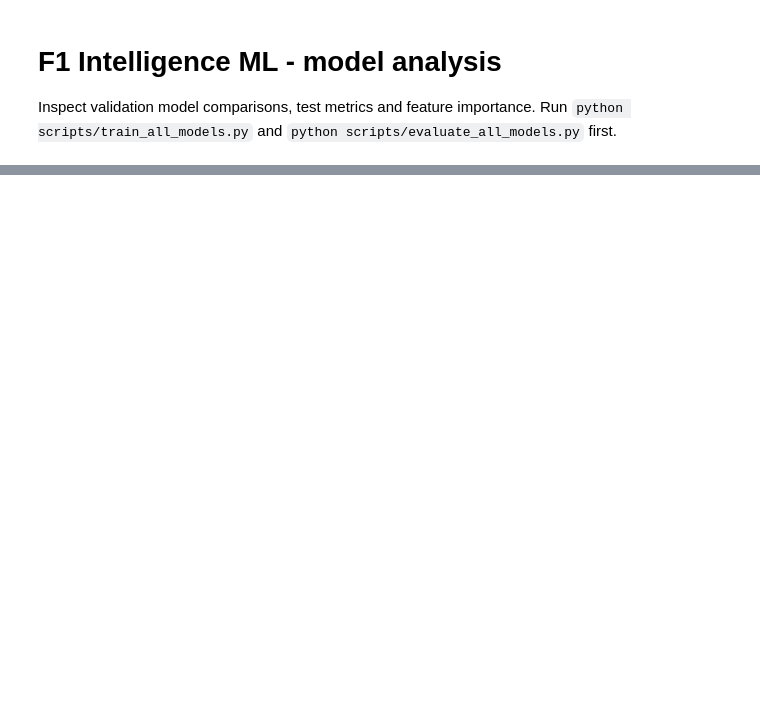
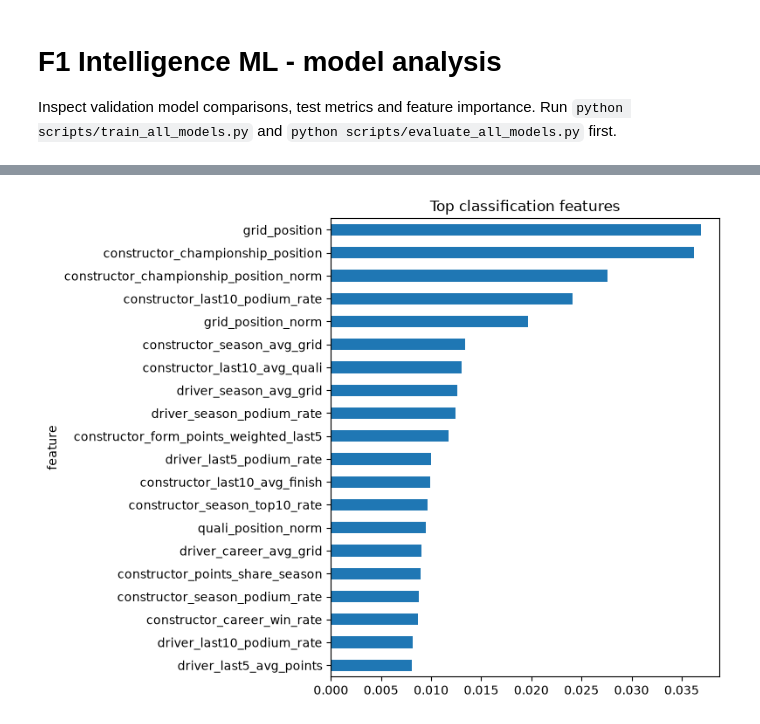
Before and after one commit to haifaallaagui/f1-intelligence-ml, a Jupyter notebook: notebooks/model_comparison.ipynb, the cells around one changed output, grey strips where cells are left out. Saved outputs shown, nothing was run; the diff lists cells and outputs as text; code cells hidden in the pictures; blank space fills up the shorter version.

```diff
--- a/notebooks/model_comparison.ipynb
+++ b/notebooks/model_comparison.ipynb
@@ -32,7 +66,12 @@ pd.DataFrame(rows).sort_values('score', ascending=False)
 # %%
 importance = pd.read_csv(config.TASK_DIRECTORIES['classification'] / 'after_qualifying' / 'feature_importance.csv')
-importance.head(20).set_index('feature')['importance'].plot(kind='barh', figsize=(8, 6))
-plt.gca().invert_yaxis()
-plt.title('Top classification features')
-plt.tight_layout()
-plt.show()
+if importance.empty:
+    print('No feature importance available for this model.')
+else:
+    importance.head(20).set_index('feature')['importance'].plot(kind='barh', figsize=(8, 6))
+    plt.gca().invert_yaxis()
+    plt.title('Top classification features')
+    plt.tight_layout()
+    plt.show()
+# %% [output]
+[figure, added]
```
Also changed, not shown: parts of 3 cells of this notebook, 16 other files.
